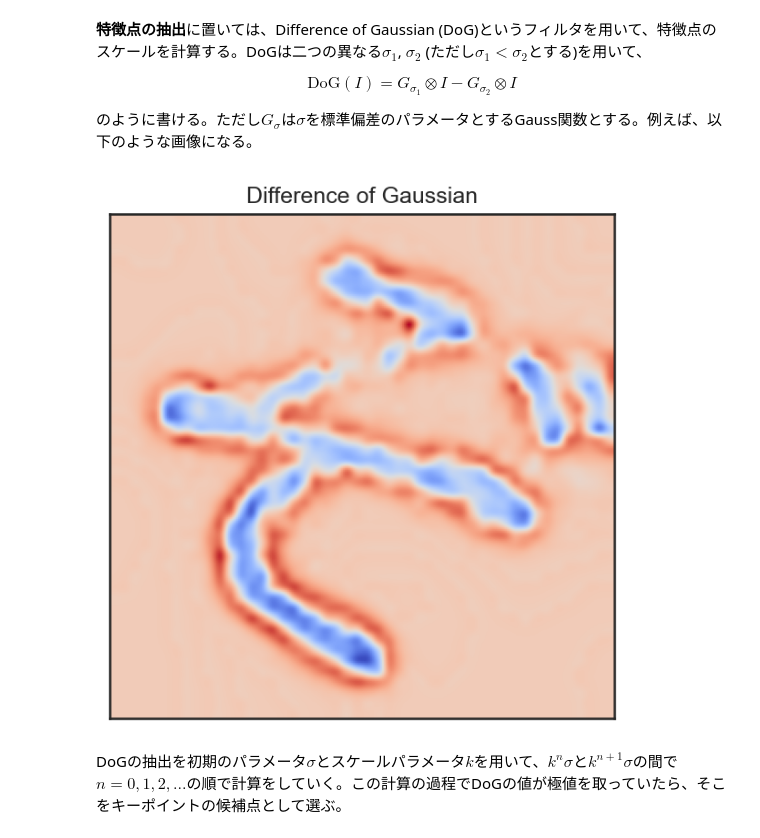
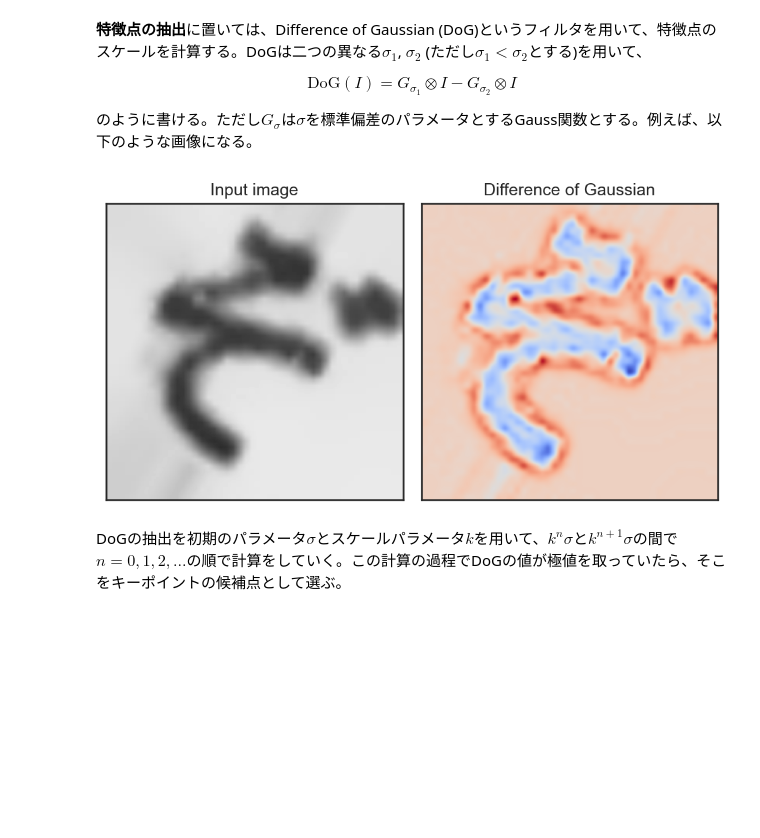
Before and after one commit to tatsy-classes/1284-sds-advml, a Jupyter notebook: _sources/contents/sec2/feature-extraction.ipynb, the cells around one changed output. Drawn from its saved outputs; the diff is of its cells as text; code cells hidden in the pictures; blank space fills up the shorter version.

```diff
--- a/_sources/contents/sec2/feature-extraction.ipynb
+++ b/_sources/contents/sec2/feature-extraction.ipynb
@@ -210,4 +216,7 @@ for d in dir_paths:
         y.append(num)
 
         pbar.update(1)
+
+X = np.stack(X, axis=0)
+y = np.stack(y, axis=0)
 # %% [markdown]
@@ -222,10 +231,6 @@ X, X_test, y, y_test = model_selection.train_test_split(
 X, X_val, y, y_val = model_selection.train_test_split(
     X, y, train_size=60000, test_size=10000, shuffle=True
 )
-
-X, y = X[:n_samples], y[:n_samples]
-X_val, y_val = X_val[:n_samples], y_val[:n_samples]
-X_test, y_test = X_test[:n_samples], y_test[:n_samples]
 # %% [markdown]
 データセットの先頭数枚の画像は次のようになっている。
 # %%
@@ -273,3 +304,16 @@ Pipeline(steps=[('standardscaler', StandardScaler()),
+# %%
+sgd_params = {
+    "loss": "hinge",
+    "learning_rate": "adaptive",
+    "penalty": "l2",
+    "alpha": 1.0e-4,
+    "warm_start": True,
+    "max_iter": 10000,
+    "eta0": 1.0e-2,
+}
+
+clf = MySGDClassifier(**sgd_params)
+clf.fit(X, y)
 # %%
 # 訓練時の識別精度の確認
 y_pred = clf.predict(X)
@@ -753,18 +778,21 @@ $$
 
 のように書ける。ただし$G_\sigma$は$\sigma$を標準偏差のパラメータとするGauss関数とする。例えば、以下のような画像になる。
 # %%
-im = cv2.resize(X[0].reshape((48, 48)), (256, 256))
-im = (im / 255.0).astype("float32")
-B1 = cv2.GaussianBlur(im, None, sigmaX=2.0)
-B2 = cv2.GaussianBlur(im, None, sigmaX=4.0)
+img = cv2.resize(X[0].reshape((48, 48)), (256, 256))
+img = (img / 255.0).astype("float32")
+B1 = cv2.GaussianBlur(img, None, sigmaX=2.0)
+B2 = cv2.GaussianBlur(img, None, sigmaX=4.0)
 DoG = B1 - B2
 # %%
-fig, ax = plt.subplots()
-ax.imshow(DoG, cmap="coolwarm")
-ax.set(title="Difference of Gaussian", xticks=[], yticks=[])
+fig, axs = plt.subplots(1, 2)
+axs[0].imshow(img, cmap="gray", vmin=0.0, vmax=1.0)
+axs[0].set(title="Input image", xticks=[], yticks=[])
+axs[1].imshow(DoG, cmap="coolwarm")
+axs[1].set(title="Difference of Gaussian", xticks=[], yticks=[])
+plt.tight_layout()
 plt.show()
 # %% [output]
-[figure, old version]
+[figure, new version]
 # %% [markdown]
 DoGの抽出を初期のパラメータ$\sigma$とスケールパラメータ$k$を用いて、$k^n\sigma$と$k^{n+1}\sigma$の間で$n=0, 1, 2, ...$の順で計算をしていく。この計算の過程でDoGの値が極値を取っていたら、そこをキーポイントの候補点として選ぶ。
 # %% [markdown]
```
Also changed, not shown: parts of 76 cells of this notebook, 15 other files.
